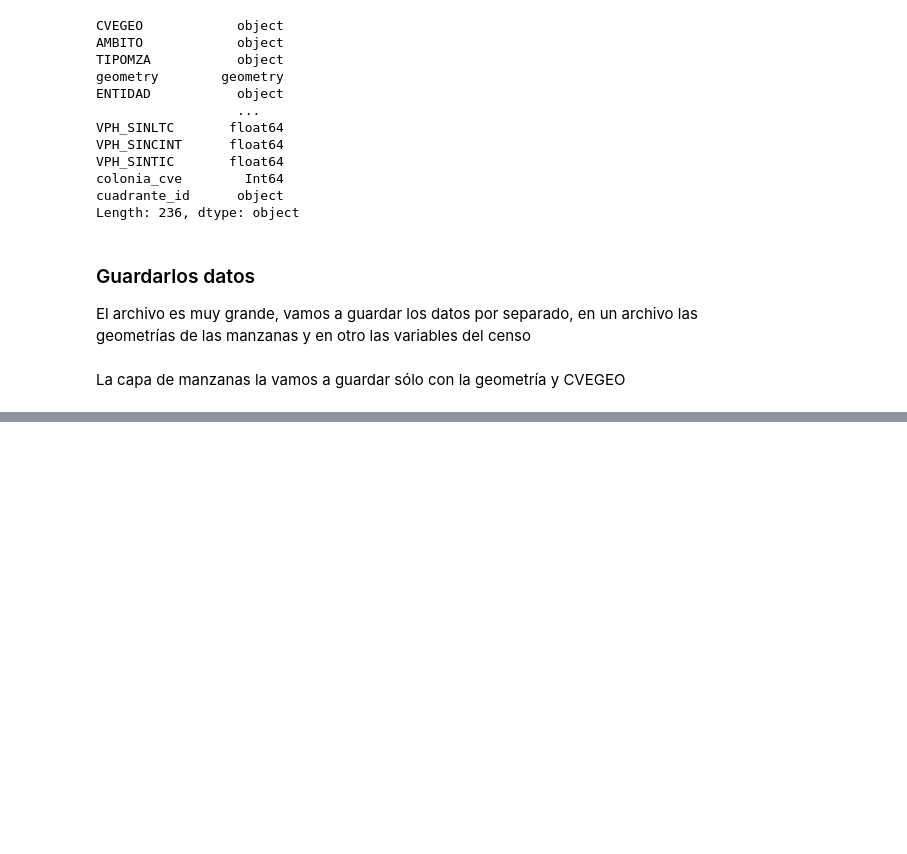
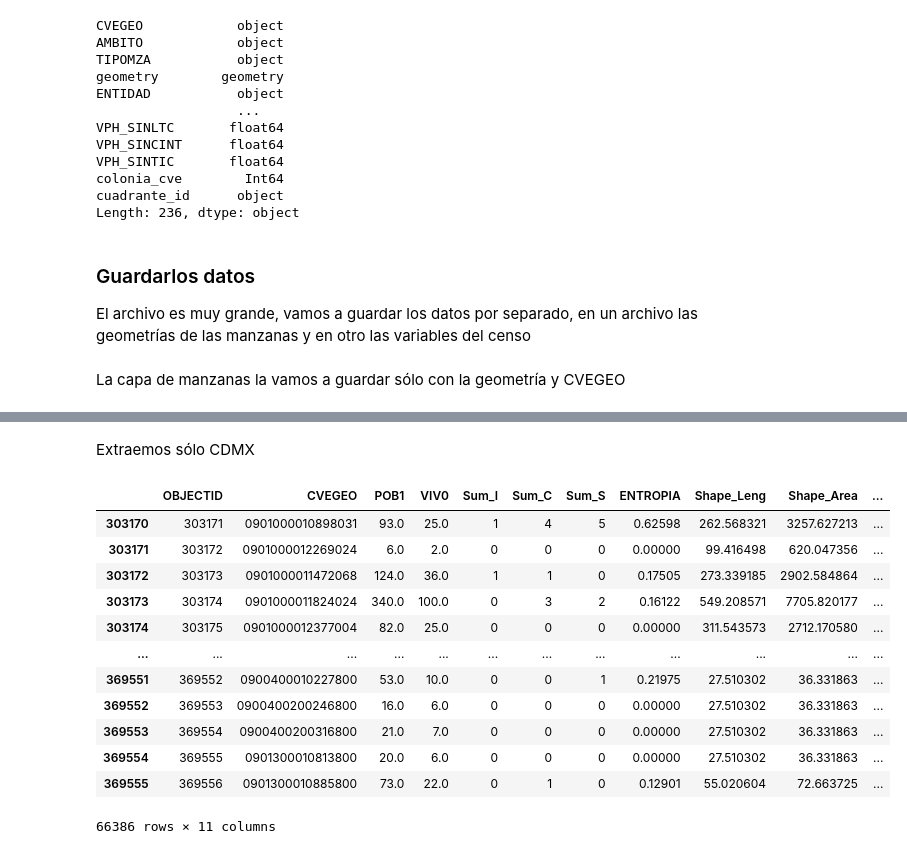
Before and after one commit to CentroGeo/criminologia_cdmx, a Jupyter notebook: _Bases_indicadores.ipynb, the cells around one changed output, grey strips where cells are left out. Saved outputs shown, nothing was run; the diff lists cells and outputs as text; code cells hidden in the pictures; blank space fills up the shorter version.

Commit message:
Proceso de datos de uso de suelo.

```diff
--- a/_Bases_indicadores.ipynb
+++ b/_Bases_indicadores.ipynb
@@ -160,0 +159,7 @@ list(manzanas.columns)
+# %%
+# Bajamos y leemos los datos
+entropia_url = "https://www.dropbox.com/s/mke0xlxj832yrbz/MANZANAS_2020_ENTROPIA_MEXICO_PAIS.zip?dl=1"
+r = requests.get(entropia_url, allow_redirects=True)
+open("datos/descargas/" + 'entropia.zip', 'wb').write(r.content)
+entropia = gpd.read_file("datos/descargas/entropia.zip")
+entropia.head()
@@ -160,0 +173,19 @@ list(manzanas.columns)
+# %% [markdown]
+Extraemos sólo CDMX
+# %%
+entropia = entropia.loc[entropia['CVEGEO'].str.slice(0,2) == '09']
+entropia
+# %% [output]
+|  | OBJECTID | CVEGEO | POB1 | VIV0 | Sum_I | Sum_C | Sum_S | ENTROPIA | Shape_Leng | Shape_Area | ... |
+| 303170 | 303171 | 0901000010898031 | 93.0 | 25.0 | 1 | 4 | 5 | 0.62598 | 262.568321 | 3257.627213 | ... |
+| 303171 | 303172 | 0901000012269024 | 6.0 | 2.0 | 0 | 0 | 0 | 0.00000 | 99.416498 | 620.047356 | ... |
+| 303172 | 303173 | 0901000011472068 | 124.0 | 36.0 | 1 | 1 | 0 | 0.17505 | 273.339185 | 2902.584864 | ... |
+| 303173 | 303174 | 0901000011824024 | 340.0 | 100.0 | 0 | 3 | 2 | 0.16122 | 549.208571 | 7705.820177 | ... |
+| 303174 | 303175 | 0901000012377004 | 82.0 | 25.0 | 0 | 0 | 0 | 0.00000 | 311.543573 | 2712.170580 | ... |
+| ... | ... | ... | ... | ... | ... | ... | ... | ... | ... | ... | ... |
+| 369551 | 369552 | 0900400010227800 | 53.0 | 10.0 | 0 | 0 | 1 | 0.21975 | 27.510302 | 36.331863 | ... |
+| 369552 | 369553 | 0900400200246800 | 16.0 | 6.0 | 0 | 0 | 0 | 0.00000 | 27.510302 | 36.331863 | ... |
+| 369553 | 369554 | 0900400200316800 | 21.0 | 7.0 | 0 | 0 | 0 | 0.00000 | 27.510302 | 36.331863 | ... |
+| 369554 | 369555 | 0901300010813800 | 20.0 | 6.0 | 0 | 0 | 0 | 0.00000 | 27.510302 | 36.331863 | ... |
+| 369555 | 369556 | 0901300010885800 | 73.0 | 22.0 | 0 | 1 | 0 | 0.12901 | 55.020604 | 72.663725 | ... |
+66386 rows × 11 columns
```
Also changed, not shown: parts of 7 cells of this notebook, 1 other file.
